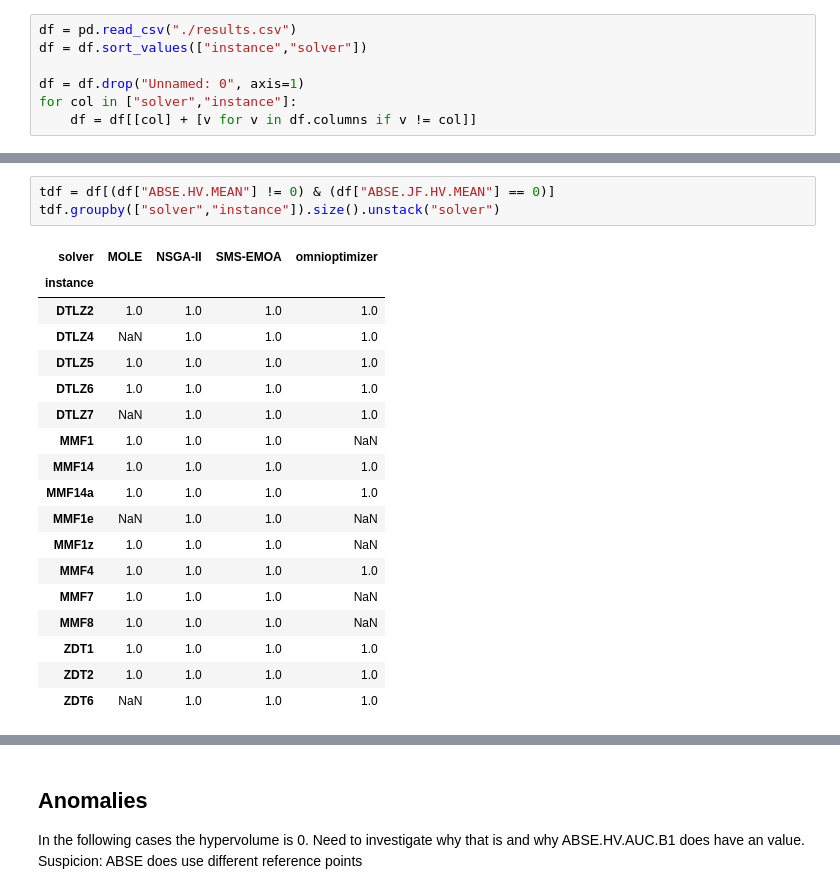
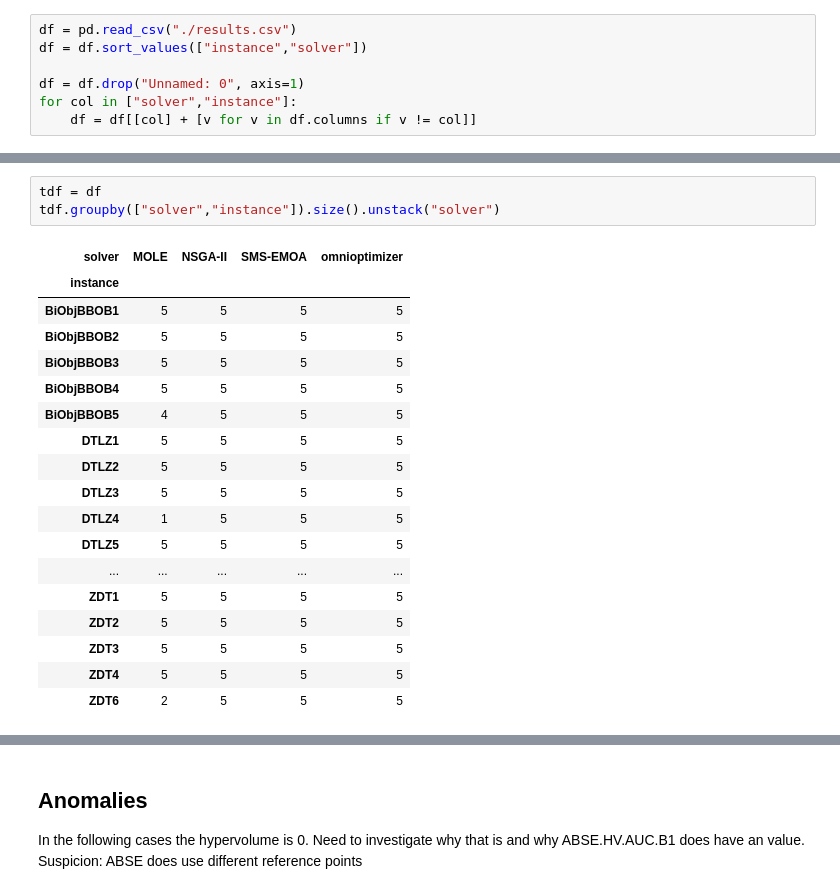
Before and after one commit to jeroenrook/BBE-experiments, a Jupyter notebook: experiments/03initialvisualisations/Analysis.ipynb, the cells around one changed output, grey strips where cells are left out. Saved outputs shown, nothing was run; the diff lists cells and outputs as text.

```diff
--- a/experiments/03initialvisualisations/Analysis.ipynb
+++ b/experiments/03initialvisualisations/Analysis.ipynb
@@ -55,24 +55,24 @@ df[df["solver"] == "omnioptimizer"]
 # %%
-tdf = df[(df["ABSE.HV.MEAN"] != 0) & (df["ABSE.JF.HV.MEAN"] == 0)]
+tdf = df
 tdf.groupby(["solver","instance"]).size().unstack("solver")
 # %% [output]
 | solver | MOLE | NSGA-II | SMS-EMOA | omnioptimizer |
 | instance |  |  |  |  |
-| DTLZ2 | 1.0 | 1.0 | 1.0 | 1.0 |
-| DTLZ4 | NaN | 1.0 | 1.0 | 1.0 |
-| DTLZ5 | 1.0 | 1.0 | 1.0 | 1.0 |
-| DTLZ6 | 1.0 | 1.0 | 1.0 | 1.0 |
-| DTLZ7 | NaN | 1.0 | 1.0 | 1.0 |
-| MMF1 | 1.0 | 1.0 | 1.0 | NaN |
-| MMF14 | 1.0 | 1.0 | 1.0 | 1.0 |
-| MMF14a | 1.0 | 1.0 | 1.0 | 1.0 |
-| MMF1e | NaN | 1.0 | 1.0 | NaN |
-| MMF1z | 1.0 | 1.0 | 1.0 | NaN |
-| MMF4 | 1.0 | 1.0 | 1.0 | 1.0 |
-| MMF7 | 1.0 | 1.0 | 1.0 | NaN |
-| MMF8 | 1.0 | 1.0 | 1.0 | NaN |
-| ZDT1 | 1.0 | 1.0 | 1.0 | 1.0 |
-| ZDT2 | 1.0 | 1.0 | 1.0 | 1.0 |
-| ZDT6 | NaN | 1.0 | 1.0 | 1.0 |
+| BiObjBBOB1 | 5 | 5 | 5 | 5 |
+| BiObjBBOB2 | 5 | 5 | 5 | 5 |
+| BiObjBBOB3 | 5 | 5 | 5 | 5 |
+| BiObjBBOB4 | 5 | 5 | 5 | 5 |
+| BiObjBBOB5 | 4 | 5 | 5 | 5 |
+| DTLZ1 | 5 | 5 | 5 | 5 |
+| DTLZ2 | 5 | 5 | 5 | 5 |
+| DTLZ3 | 5 | 5 | 5 | 5 |
+| DTLZ4 | 1 | 5 | 5 | 5 |
+| DTLZ5 | 5 | 5 | 5 | 5 |
+| ... | ... | ... | ... | ... |
+| ZDT1 | 5 | 5 | 5 | 5 |
+| ZDT2 | 5 | 5 | 5 | 5 |
+| ZDT3 | 5 | 5 | 5 | 5 |
+| ZDT4 | 5 | 5 | 5 | 5 |
+| ZDT6 | 2 | 5 | 5 | 5 |
 # %%
 for solver, gdf in df.groupby("solver"):
```
Also changed, not shown: parts of 17 cells of this notebook, 15 other files.
